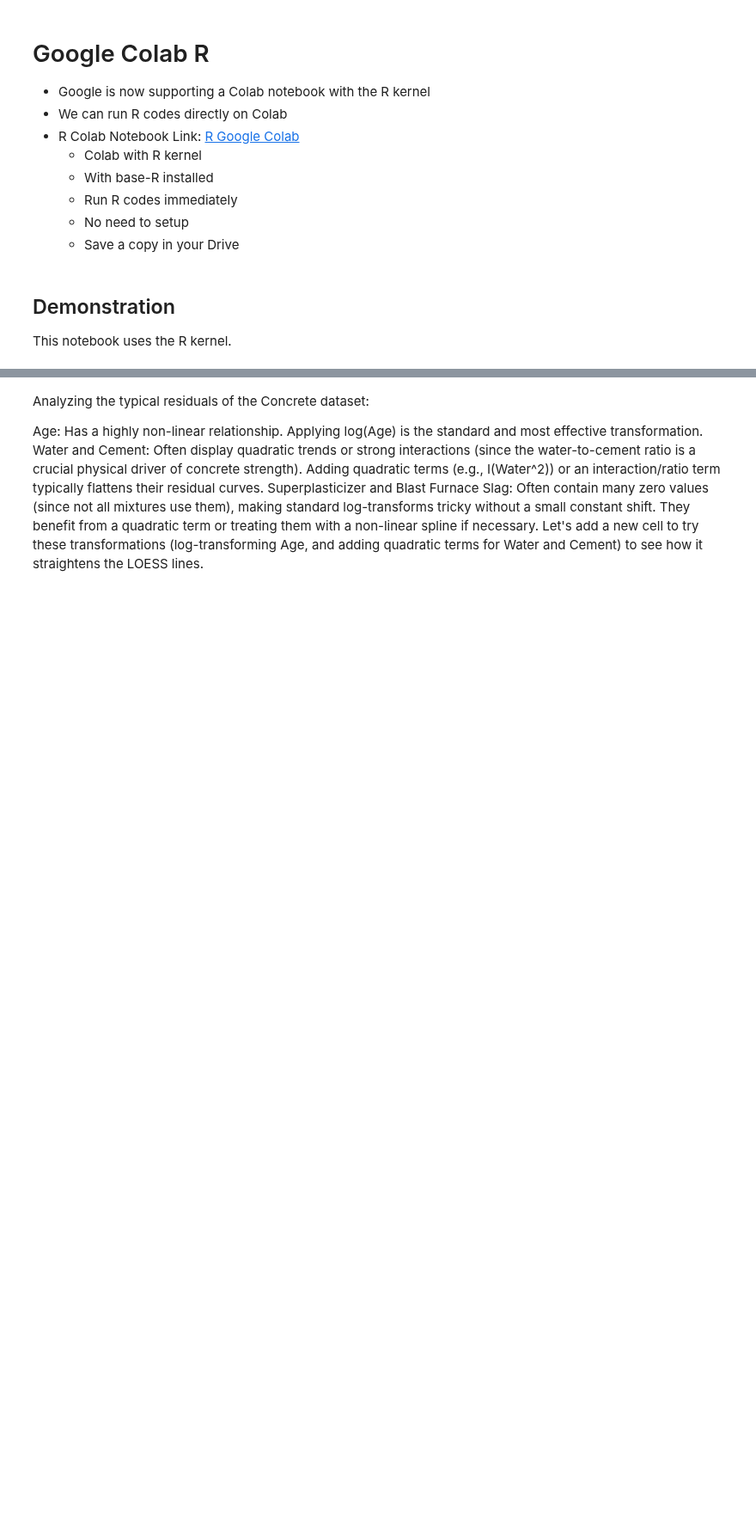
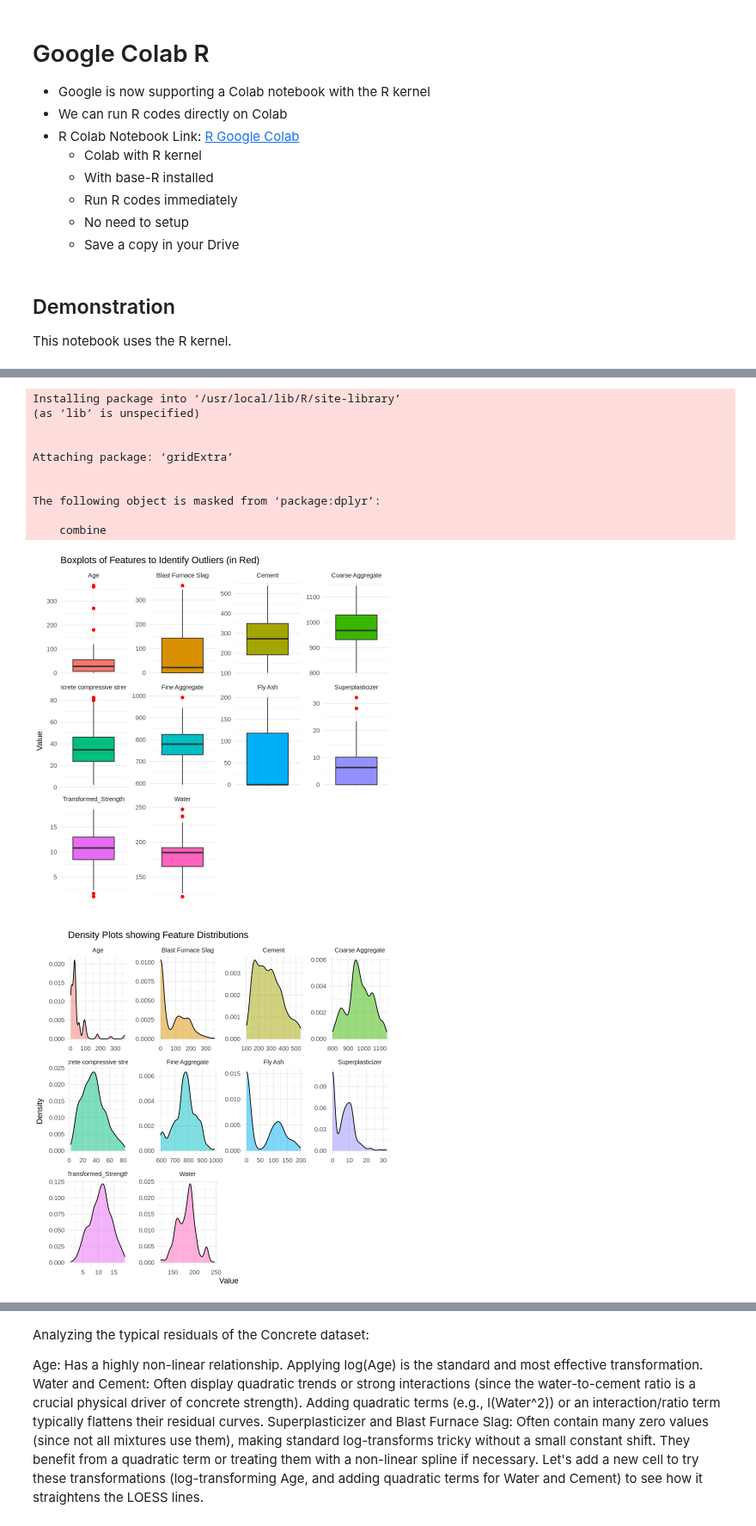
Before and after one commit to dibendupal69724-ux/CV-documents, a Jupyter notebook: python-basics/google-colab-r.ipynb, the cells around one changed output, grey strips where cells are left out. Shown at 86% size. Drawn from its saved outputs; the diff is of its cells as text; code cells hidden in the pictures; blank space fills up the shorter version.

```diff
--- a/python-basics/google-colab-r.ipynb
+++ b/python-basics/google-colab-r.ipynb
@@ -68,0 +153,41 @@ geom_point(alpha=0.7)
+# %%
+install.packages("gridExtra")
+library(ggplot2)
+library(tidyr)
+library(gridExtra)
+
+# Reshape the data to long format to plot all features together
+long_concrete <- concrete_data %>%
+  pivot_longer(cols = everything(),
+               names_to = "Feature",
+               values_to = "Value")
+
+# 1. Boxplots to identify outliers
+p_box <- ggplot(long_concrete, aes(x = Feature, y = Value, fill = Feature)) +
+  geom_boxplot(outlier.color = "red", outlier.shape = 16, outlier.size = 2, show.legend = FALSE) +
+  facet_wrap(~ Feature, scales = "free") +
+  theme_minimal() +
+  theme(axis.text.x = element_blank(), axis.ticks.x = element_blank()) +
+  labs(title = "Boxplots of Features to Identify Outliers (in Red)", x = "", y = "Value")
+print(p_box)
+# 2. Density plots to view distributions
+p_density <- ggplot(long_concrete, aes(x = Value, fill = Feature)) +
+  geom_density(alpha = 0.5, show.legend = FALSE) +
+  facet_wrap(~ Feature, scales = "free") +
+  theme_minimal() +
+  labs(title = "Density Plots showing Feature Distributions", x = "Value", y = "Density")
+
+print(p_density)
+# %% [output]
+Installing package into ‘/usr/local/lib/R/site-library’
+(as ‘lib’ is unspecified)
+
+
+Attaching package: ‘gridExtra’
+
+
+The following object is masked from ‘package:dplyr’:
+
+    combine
+[figure, added]
+[figure, added]
```
Also changed, not shown: parts of 29 cells of this notebook.
